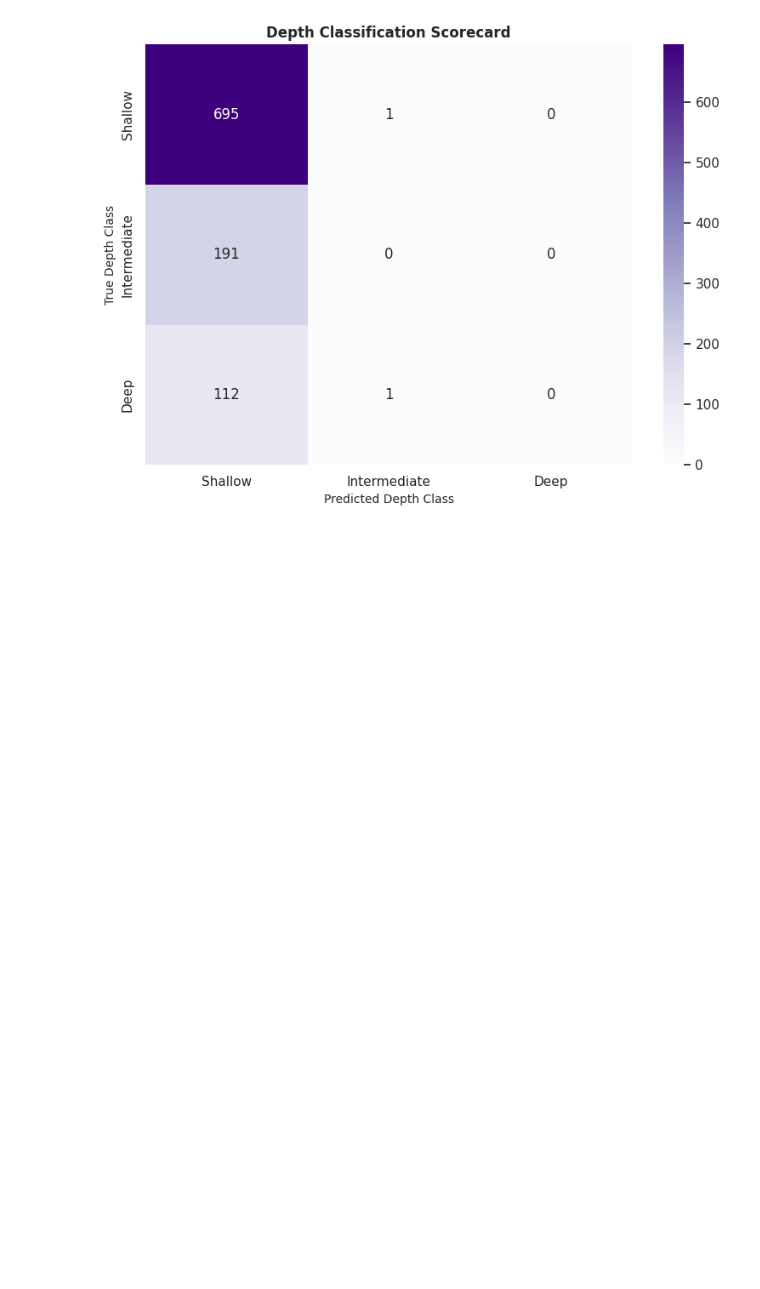
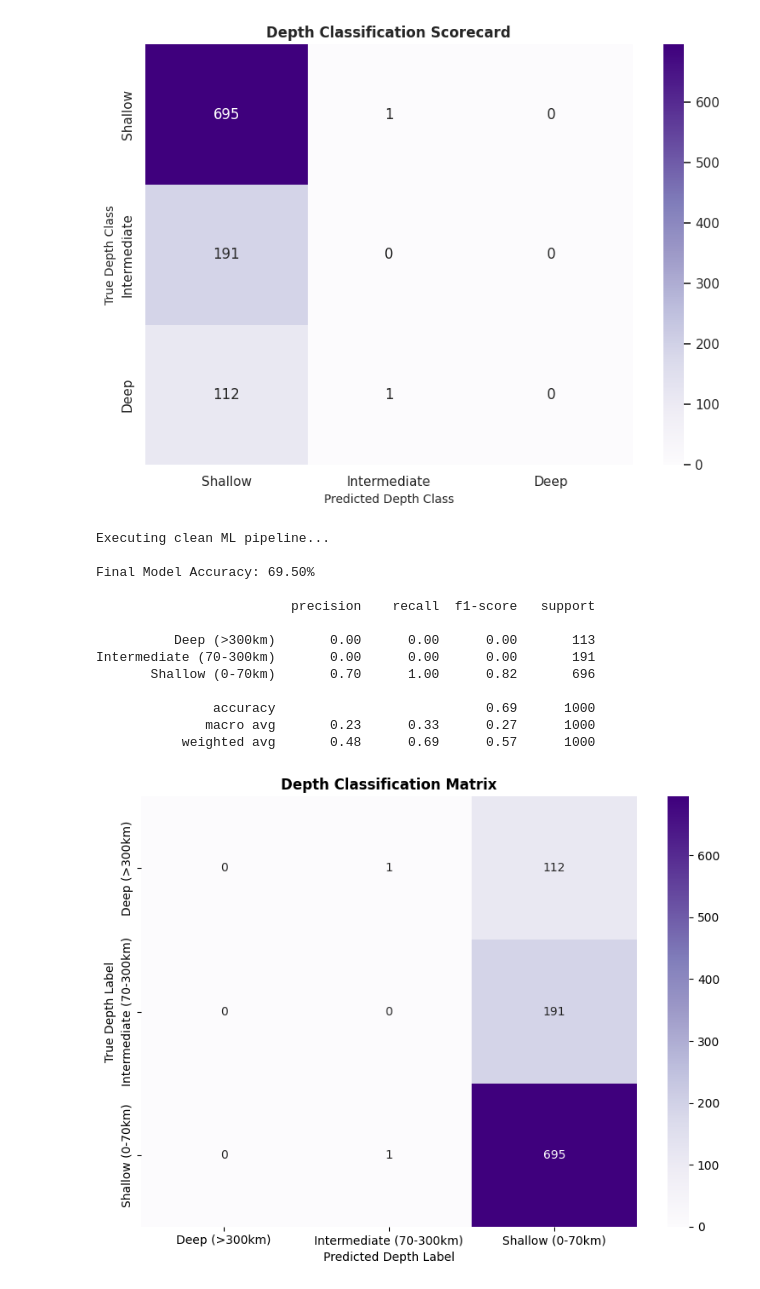
Before and after one commit to emilyasmussen28-dev/datascience_project, a Jupyter notebook: Untitled.ipynb, the cells around one changed output. Saved outputs shown, nothing was run; the diff lists cells and outputs as text; code cells hidden in the pictures; blank space fills up the shorter version.

```diff
--- a/Untitled.ipynb
+++ b/Untitled.ipynb
@@ -301,3 +301,73 @@ plt.tight_layout()
 plt.show()
 # %% [output]
 [figure]
+# %%
+import pandas as pd
+import numpy as np
+import matplotlib.pyplot as plt
+import seaborn as sns
+from sklearn.model_selection import train_test_split
+from sklearn.tree import DecisionTreeClassifier
+from sklearn.metrics import accuracy_score, confusion_matrix, classification_report
+
+# 1. Rebuild the offline-safe data environment with mentor parameters
+print("Executing clean ML pipeline...")
+np.random.seed(42)
+n_samples = 5000
+lats = np.random.uniform(-50, 60, n_samples)
+lons = np.random.uniform(-180, 180, n_samples)
+mags = np.random.uniform(3.0, 8.5, n_samples)
+
+# Recreating depth distribution with the mentor's 400km spike
+depths = np.concatenate([
+    np.random.uniform(0, 70, int(n_samples * 0.7)),       # Shallow
+    np.random.uniform(70, 300, int(n_samples * 0.2)),     # Intermediate
+    np.random.normal(400, 10, int(n_samples * 0.1))       # Deep Spike
+])
+np.random.shuffle(depths)
+df = pd.DataFrame({'latitude': lats, 'longitude': lons, 'depth': depths, 'mag': mags})
+
+# 2. Map target depth classes (Emily's Final Plan)
+def label_depth(depth):
+    if depth <= 70: return 'Shallow (0-70km)'
+    elif depth <= 300: return 'Intermediate (70-300km)'
+    else: return 'Deep (>300km)'
+df['depth_class'] = df['depth'].apply(label_depth)
+
+# 3. Model Training (Using ONLY clean magnitude values to avoid leakage)
+X = df[['mag']]
+y = df['depth_class']
+
+X_train, X_test, y_train, y_test = train_test_split(X, y, test_size=0.2, random_state=42)
+dt_model = DecisionTreeClassifier(max_depth=3, random_state=42)
+dt_model.fit(X_train, y_train)
+
+# 4. Print Clean Evaluation Scorecard
+y_pred = dt_model.predict(X_test)
+print(f"\nFinal Model Accuracy: {accuracy_score(y_test, y_pred) * 100:.2f}%\n")
+print(classification_report(y_test, y_pred, zero_division=0))
+
+# 5. Generate and plot the final Confusion Matrix Map
+cm = confusion_matrix(y_test, y_pred, labels=dt_model.classes_)
+plt.figure(figsize=(8, 6))
+sns.heatmap(cm, annot=True, fmt='d', cmap='Purples', xticklabels=dt_model.classes_, yticklabels=dt_model.classes_)
+plt.title('Depth Classification Matrix', fontsize=12, fontweight='bold')
+plt.xlabel('Predicted Depth Label')
+plt.ylabel('True Depth Label')
+plt.tight_layout()
+plt.show()
+# %% [output]
+Executing clean ML pipeline...
+
+Final Model Accuracy: 69.50%
+
+                         precision    recall  f1-score   support
+
+          Deep (>300km)       0.00      0.00      0.00       113
+Intermediate (70-300km)       0.00      0.00      0.00       191
+       Shallow (0-70km)       0.70      1.00      0.82       696
+
+               accuracy                           0.69      1000
+              macro avg       0.23      0.33      0.27      1000
+           weighted avg       0.48      0.69      0.57      1000
+[figure, added]
```
